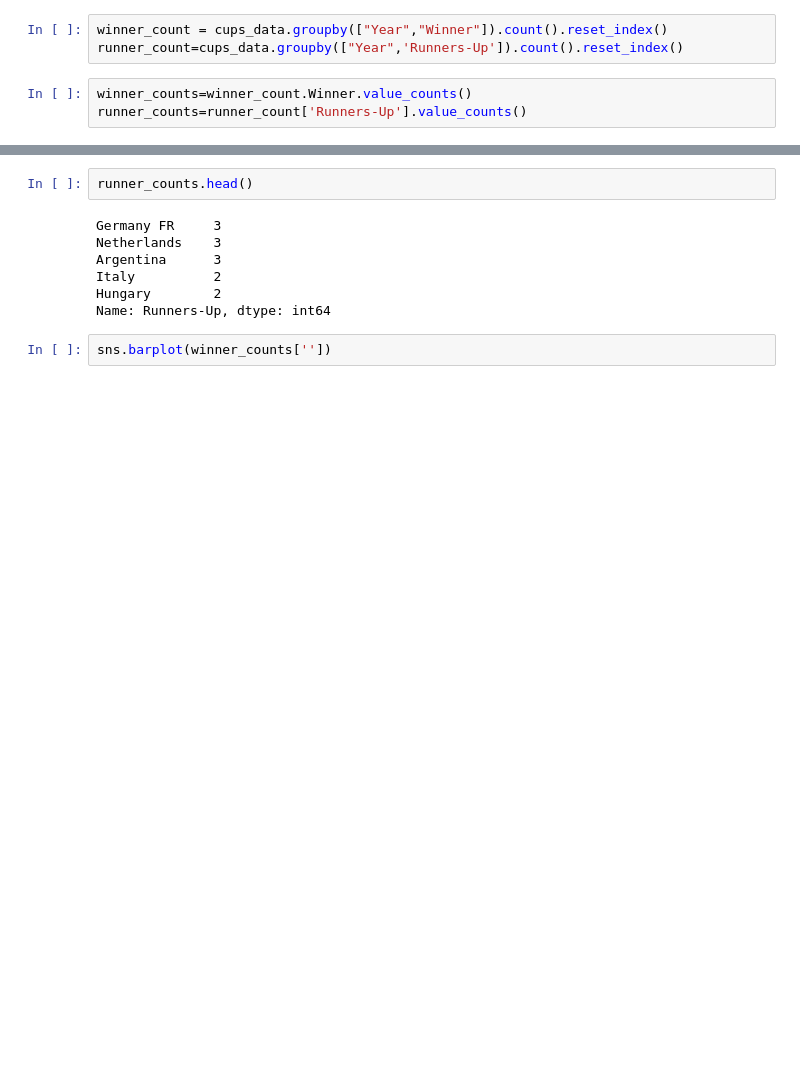
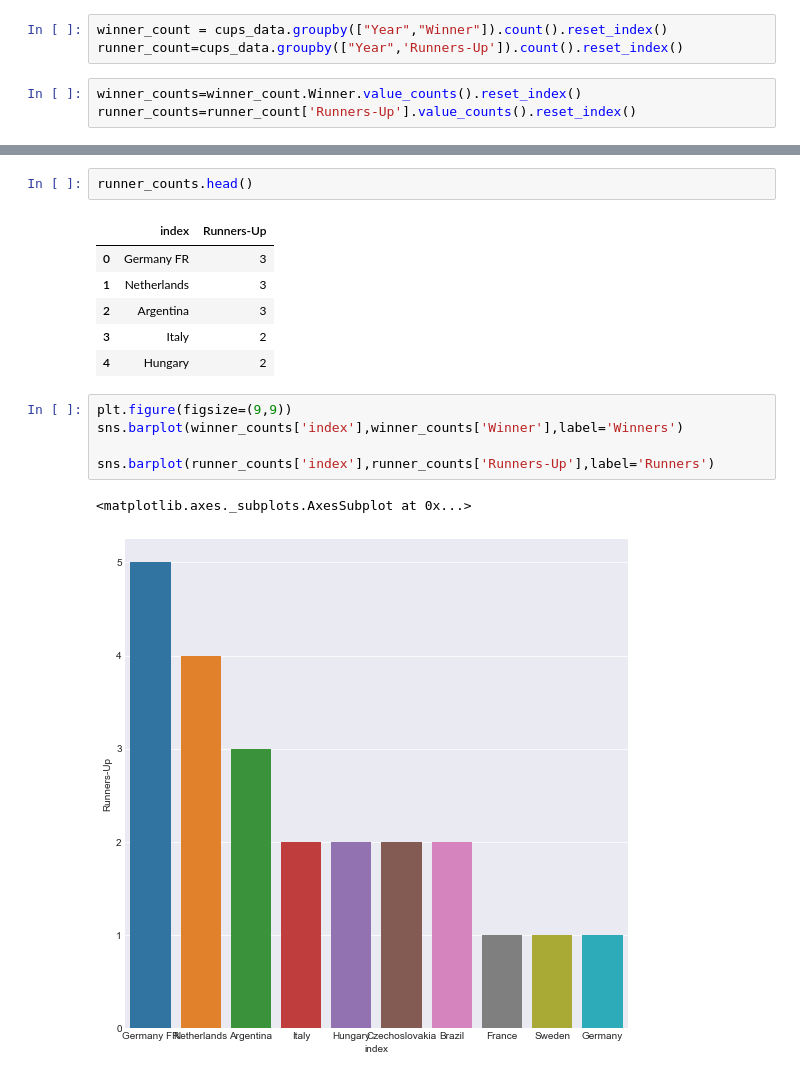
Before and after one commit to innovator-arjun/FIFA-World-Cup-Prediction, a Jupyter notebook: FIFA World Cup Predicition.ipynb, the cells around one changed output, grey strips where cells are left out. Cells and saved outputs as stored; diff of their text form; blank space fills up the shorter version.

```diff
--- a/FIFA World Cup Predicition.ipynb
+++ b/FIFA World Cup Predicition.ipynb
@@ -314,8 +314,8 @@ cups_data
 winner_count = cups_data.groupby(["Year","Winner"]).count().reset_index()
 runner_count=cups_data.groupby(["Year",'Runners-Up']).count().reset_index()
 # %%
-winner_counts=winner_count.Winner.value_counts()
-runner_counts=runner_count['Runners-Up'].value_counts()
+winner_counts=winner_count.Winner.value_counts().reset_index()
+runner_counts=runner_count['Runners-Up'].value_counts().reset_index()
 # %%
 winner_counts
 # %% [output]
@@ -332,11 +332,17 @@ Name: Winner, dtype: int64
 # %%
 runner_counts.head()
 # %% [output]
-Germany FR     3
-Netherlands    3
-Argentina      3
-Italy          2
-Hungary        2
-Name: Runners-Up, dtype: int64
+|  | index | Runners-Up |
+| 0 | Germany FR | 3 |
+| 1 | Netherlands | 3 |
+| 2 | Argentina | 3 |
+| 3 | Italy | 2 |
+| 4 | Hungary | 2 |
-# %%
-sns.barplot(winner_counts[''])
+# %%
+plt.figure(figsize=(9,9))
+sns.barplot(winner_counts['index'],winner_counts['Winner'],label='Winners')
+
+sns.barplot(runner_counts['index'],runner_counts['Runners-Up'],label='Runners')
+# %% [output]
+<matplotlib.axes._subplots.AxesSubplot at 0x...>
+[figure, added]
```
Also changed, not shown: parts of 1 cell of this notebook.
